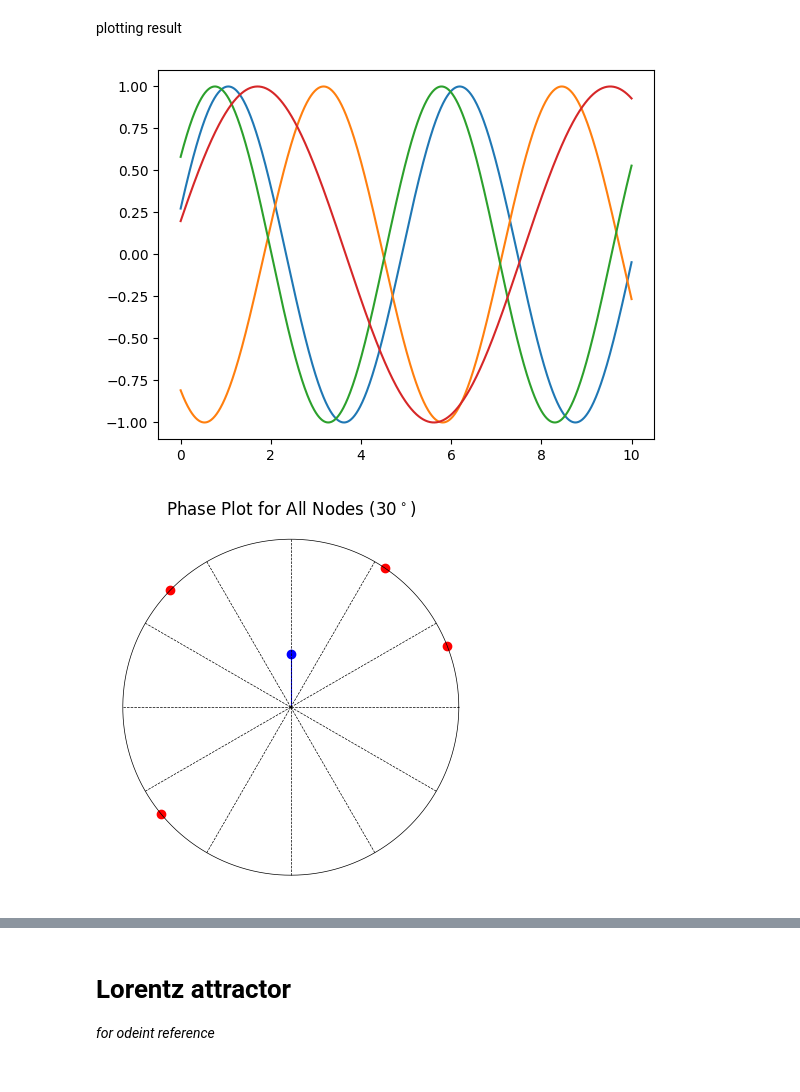
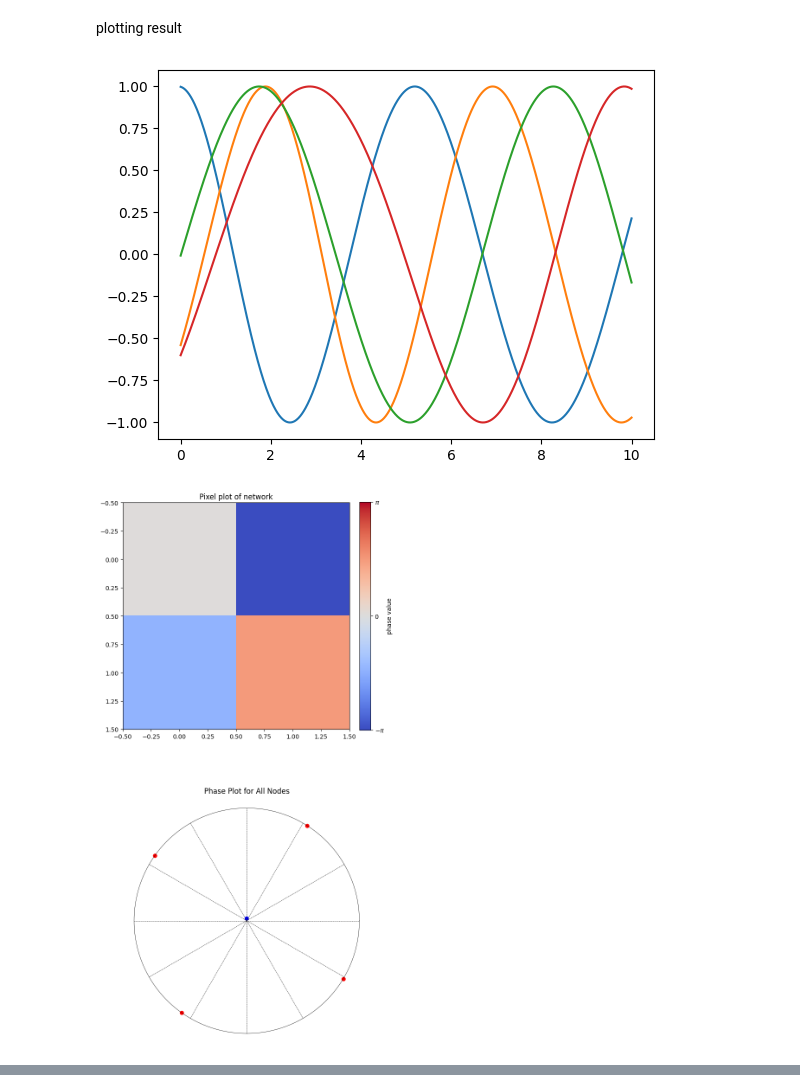
Before and after one commit to Mniszko/Network-of-coupled-Kuramoto-oscillators, a Jupyter notebook: main.ipynb, the cells around one changed output, grey strips where cells are left out. Cells and saved outputs as stored; diff of their text form; code cells hidden in the pictures.

```diff
--- a/main.ipynb
+++ b/main.ipynb
@@ -74,7 +90,7 @@ def kuramoto_oscillators(theta, t, omega, K, N):
 
 N = 40  # Number of oscillators
 K = 5  # Increased coupling strength to make the coupling effect more visible
-T = 10000.0  # Total time
+T = 5000.0  # Total time
 dt = 0.01  # Time step
 times = np.arange(0, T+dt, dt)
 
@@ -92,7 +108,7 @@ plt.show()
 phi_circ = np.linspace(0,2*np.pi,2000)
 
 
-
+"""
 figure, axes = plt.subplots()
 axes.set_aspect( 1 )
 axes.set_xlim(-1,1)
@@ -104,6 +120,7 @@ for i in range(N):
 
 
 plt.show()
+"""
 
 figure, axes = plt.subplots()
 axes.set_aspect( 1 )
@@ -395,26 +468,3 @@ T = 10.0  # Total time
 dt = 0.01  # Time step
 times = np.arange(0, T+dt, dt)
 thetas = integrate_graph(G,times)
-# %%
-print(thetas[-1])
-print([n[1] for n in G.nodes(data="phase")])
-
-def update_graph_nodes(graph, phase_list):
-    new_graph = graph.copy()
-    phase_dict = {node: phase for node, phase in zip(G.nodes, phase_list)}
-    nx.set_node_attributes(new_graph,phase_dict,"phase")
-    return new_graph
-
-new_G = update_graph_nodes(G,thetas[-1])
-
-print([n[1] for n in new_G.nodes(data="phase")])
-
-pixel_plot, ax = graph_pixel_plot(G, g_len, g_wid)
-fig = ax.figure
-fig.set_size_inches(5, 5)
-plt.show()
-
-pixel_plot, ax = graph_pixel_plot(new_G, g_len, g_wid)
-fig = ax.figure
-fig.set_size_inches(5, 5)
-plt.show()
@@ -429,13 +473,15 @@ plotting result
 # %%
 plt.plot(times,np.sin(thetas))
 plt.show()
 
+new_G = update_graph_nodes(G,thetas[-1])
 
-fig, ax = draw_phase_correlation(update_graph_nodes(G,thetas[-1]),True)
+
+fig, axs = plt.subplots(2, 1, figsize=(7, 14))
+graph_pixel_plot(axs[0], new_G, g_len, g_wid)
+draw_phase_correlation(axs[1], new_G, rotate=True)
+plt.tight_layout()
 plt.show()
-
-fig, ax = draw_phase_correlation(G,True)
-plt.show()
 # %% [output]
-[figure, old version]
+[figure, new version]
-[figure, old version]
+[figure, new version]
@@ -443,3 +487,0 @@ plt.show()
-# %% [markdown]
-# Lorentz attractor
-*for odeint reference*
```
Also changed, not shown: parts of 22 cells of this notebook, 11 other files.
